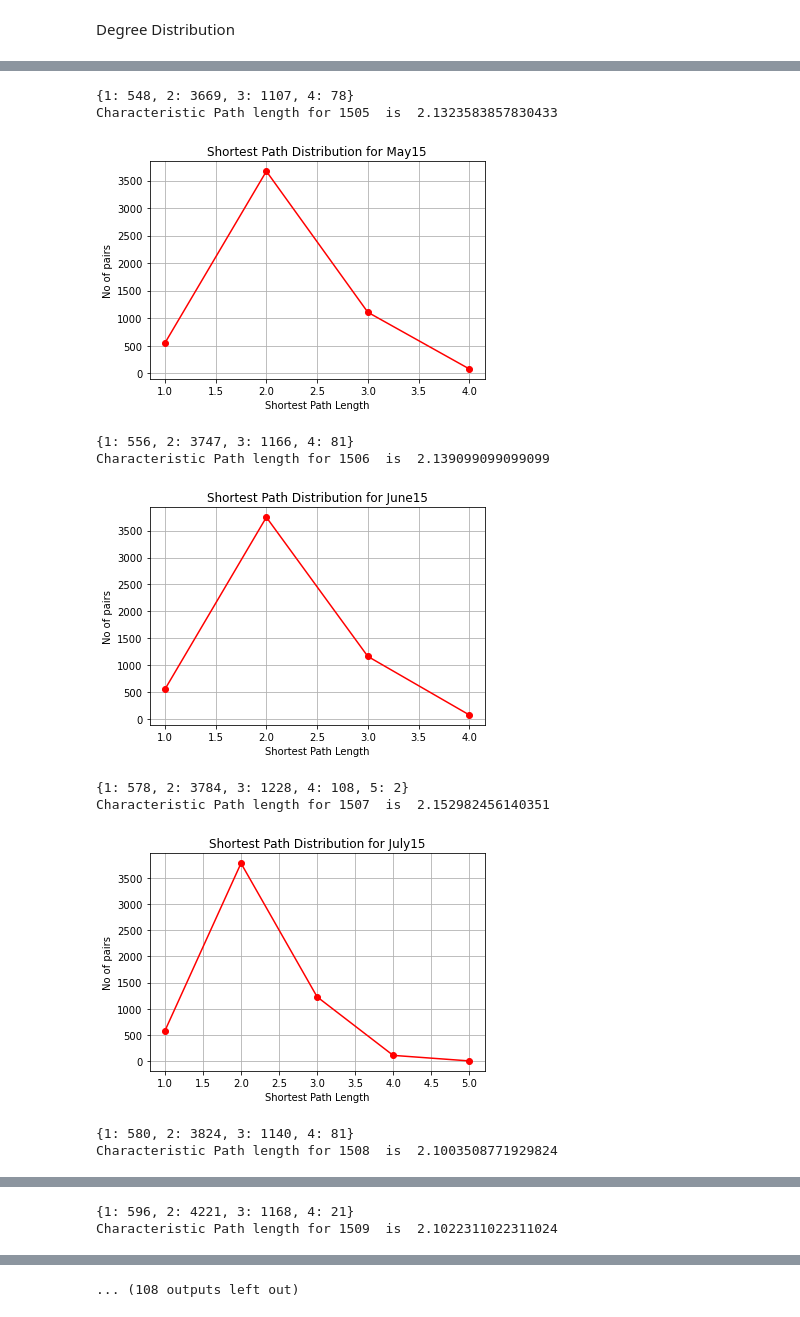
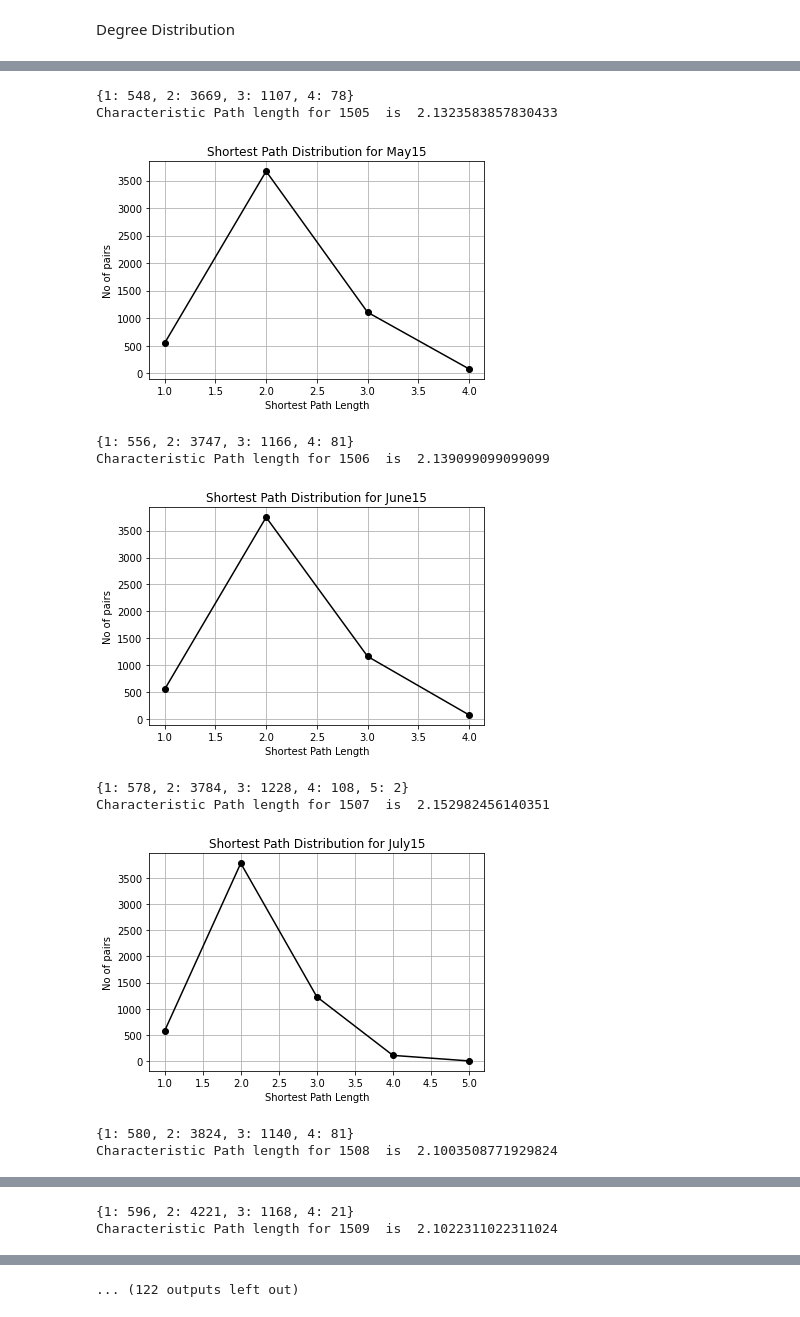
Before and after one commit to mbasil09/Analysis-of-Transport-Network, a Jupyter notebook: Script.ipynb, the cells around one changed output, grey strips where cells are left out. Saved outputs shown, nothing was run; the diff lists cells and outputs as text; code cells hidden in the pictures.

```diff
--- a/Script.ipynb
+++ b/Script.ipynb
@@ -448,45 +452,65 @@ Average clustering coefficient for Oct20 is 0.6834669876143319
 #     plt.close()
 #     plt.clf()
 # %%
+char_path_len_list = []
+
 for i in range(len(graphs)):
     G = graphs[i]
     d_shortest_path = {}
     all_pairs = (nx.all_pairs_shortest_path_length(G,cutoff=None))
     for pair in all_pairs:
 #         print(len(pair[1]))
         for dist in pair[1].values():
             if dist != 0:
                 if dist in d_shortest_path:
                     d_shortest_path[dist] += 1
                 else:
                     d_shortest_path[dist] = 1
 
     print(d_shortest_path)
 #     print(sum(d_shortest_path.values()))
-    print("Characteristic Path length for",lbls[i]," is ",nx.average_shortest_path_length(G))
+    try:
+        char_path_len_list.append(nx.average_shortest_path_length(G))
+        print("Characteristic Path length for",lbls[i]," is ",char_path_len_list[-1])
+#         print("Characteristic Path length for",lbls[i]," is ",nx.average_shortest_path_length(G))
+    except:
+        char_path_len_list.append(None)
+        print("Characteristic Path length for",lbls[i]," can't be defined")
 
     plt.figure()
     plt.title("Shortest Path Distribution for " + lbls1[i])
     plt.xlabel("Shortest Path Length")
     plt.ylabel("No of pairs")
     plt.grid(True)
-    plt.plot(d_shortest_path.keys(),d_shortest_path.values(), color="red",  marker="o")
+    plt.plot(d_shortest_path.keys(),d_shortest_path.values(), color="black",  marker="o")
 
     plt.savefig('Output_Files/matplotlib/Shortest_Path_Dist/ ' + lbls1[i])
     plt.show()
     plt.clf()
     plt.close()
     print("\n")
     gc.collect()
+
+plt.figure(figsize = (125, 10))
+plt.title("Characteristic path length plot")
+plt.xlabel("Month Year")
+plt.ylabel("Characteristic path length")
+plt.grid(True)
+plt.scatter(lbls1, char_path_len_list, color="black",  marker="o")
+plt.savefig('Output_Files/matplotlib/Characteristic path length')
+plt.show()
+plt.clf()
+plt.close('all')
+gc.collect()
 # %% [output]
 {1: 548, 2: 3669, 3: 1107, 4: 78}
 Characteristic Path length for 1505  is  2.1323583857830433
-[figure, old version]
+[figure, new version]
 {1: 556, 2: 3747, 3: 1166, 4: 81}
 Characteristic Path length for 1506  is  2.139099099099099
-[figure, old version]
+[figure, new version]
 {1: 578, 2: 3784, 3: 1228, 4: 108, 5: 2}
 Characteristic Path length for 1507  is  2.152982456140351
-[figure, old version]
+[figure, new version]
 {1: 580, 2: 3824, 3: 1140, 4: 81}
 Characteristic Path length for 1508  is  2.1003508771929824
@@ -500 +524 @@ Characteristic Path length for 1510  is  2.1375291375291376
-... (108 outputs left out)
+... (122 outputs left out)
```
Also changed, not shown: parts of 7 cells of this notebook.
